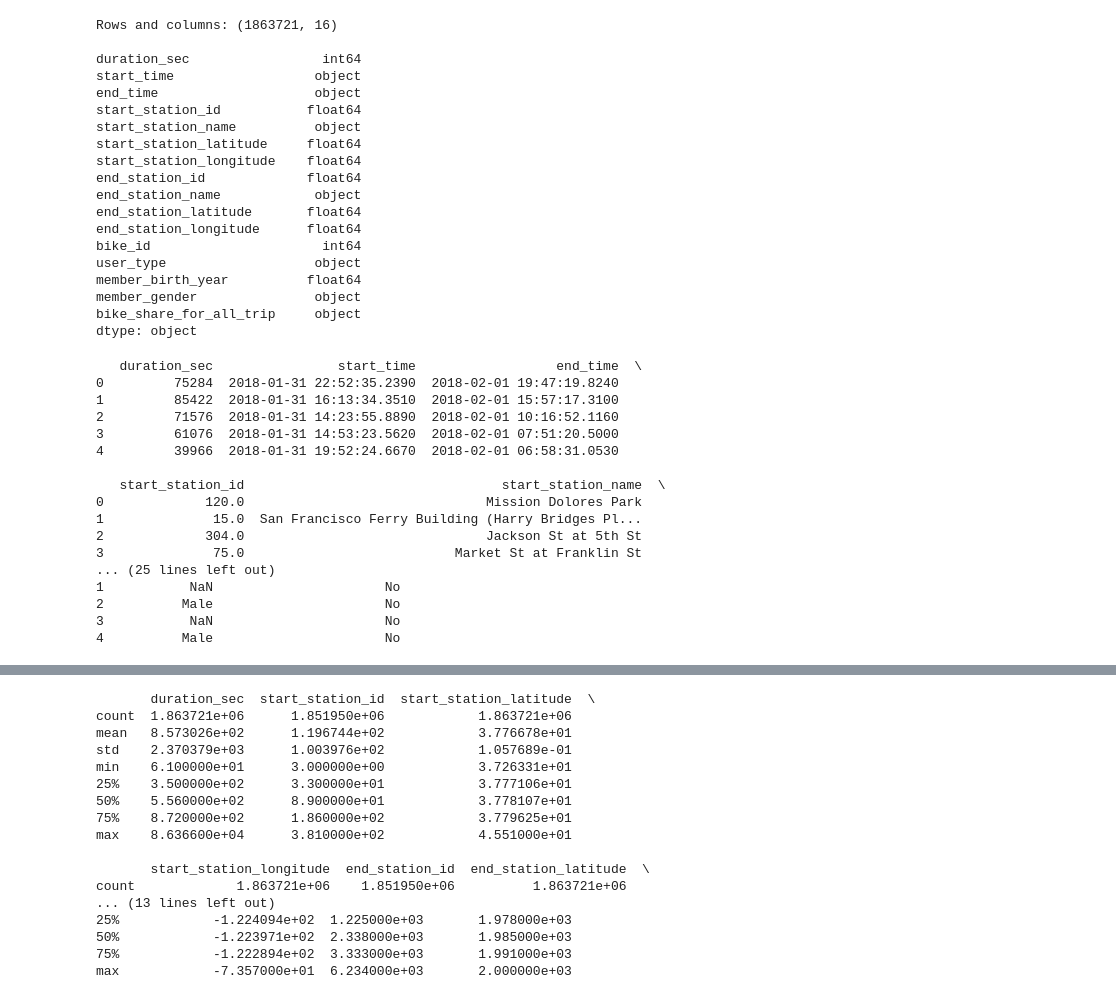
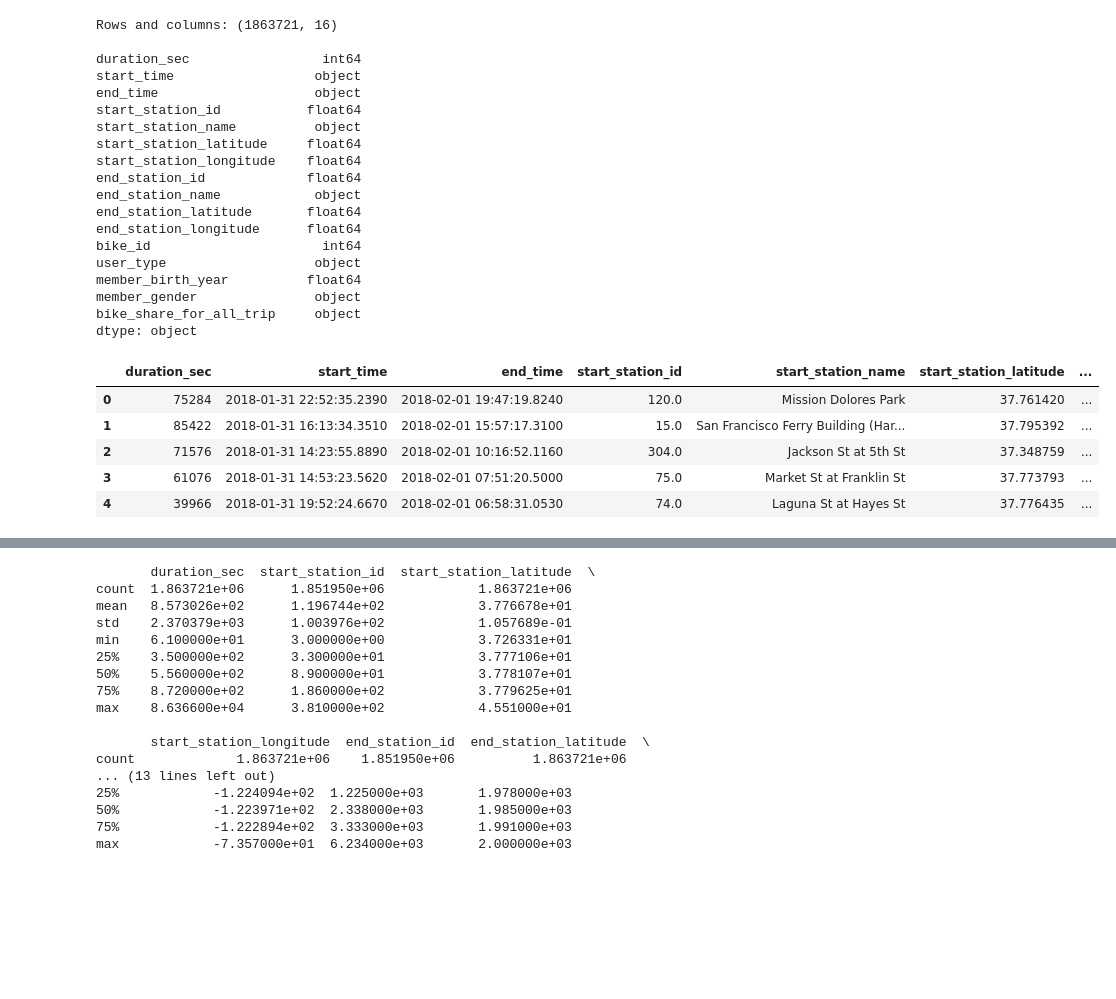
Before and after one commit to Lilianasu/notebook_example, a Jupyter notebook: notebook_example.ipynb, the cells around one changed output, grey strips where cells are left out. Drawn from its saved outputs; the diff is of its cells as text; code cells hidden in the pictures; blank space fills up the shorter version.

```diff
--- a/notebook_example.ipynb
+++ b/notebook_example.ipynb
@@ -105,23 +145,12 @@ member_birth_year          float64
 member_gender               object
 bike_share_for_all_trip     object
 dtype: object
-# %%
-print(rides.head())
-# %% [output]
-   duration_sec                start_time                  end_time  \
-0         75284  2018-01-31 22:52:35.2390  2018-02-01 19:47:19.8240
-1         85422  2018-01-31 16:13:34.3510  2018-02-01 15:57:17.3100
-2         71576  2018-01-31 14:23:55.8890  2018-02-01 10:16:52.1160
-3         61076  2018-01-31 14:53:23.5620  2018-02-01 07:51:20.5000
-4         39966  2018-01-31 19:52:24.6670  2018-02-01 06:58:31.0530
-
-   start_station_id                                 start_station_name  \
-0             120.0                               Mission Dolores Park
-1              15.0  San Francisco Ferry Building (Harry Bridges Pl...
-2             304.0                               Jackson St at 5th St
-3              75.0                           Market St at Franklin St
-... (25 lines left out)
-1           NaN                      No
-2          Male                      No
-3           NaN                      No
-4          Male                      No
+# %%
+rides.head()
+# %% [output]
+|  | duration_sec | start_time | end_time | start_station_id | start_station_name | start_station_latitude | ... |
+| 0 | 75284 | 2018-01-31 22:52:35.2390 | 2018-02-01 19:47:19.8240 | 120.0 | Mission Dolores Park | 37.761420 | ... |
+| 1 | 85422 | 2018-01-31 16:13:34.3510 | 2018-02-01 15:57:17.3100 | 15.0 | San Francisco Ferry Building (Har... | 37.795392 | ... |
+| 2 | 71576 | 2018-01-31 14:23:55.8890 | 2018-02-01 10:16:52.1160 | 304.0 | Jackson St at 5th St | 37.348759 | ... |
+| 3 | 61076 | 2018-01-31 14:53:23.5620 | 2018-02-01 07:51:20.5000 | 75.0 | Market St at Franklin St | 37.773793 | ... |
+| 4 | 39966 | 2018-01-31 19:52:24.6670 | 2018-02-01 06:58:31.0530 | 74.0 | Laguna St at Hayes St | 37.776435 | ... |
```
Also changed, not shown: parts of 17 cells of this notebook, 8 other files.
